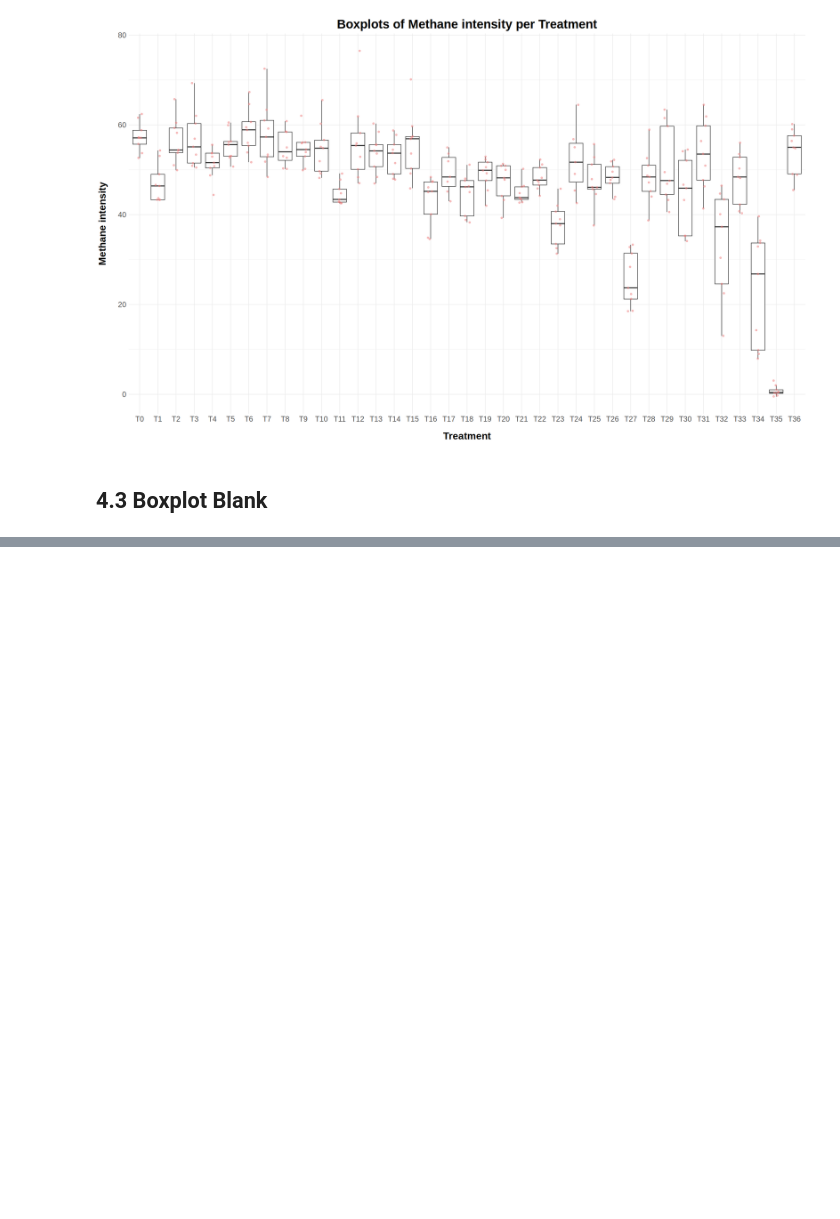
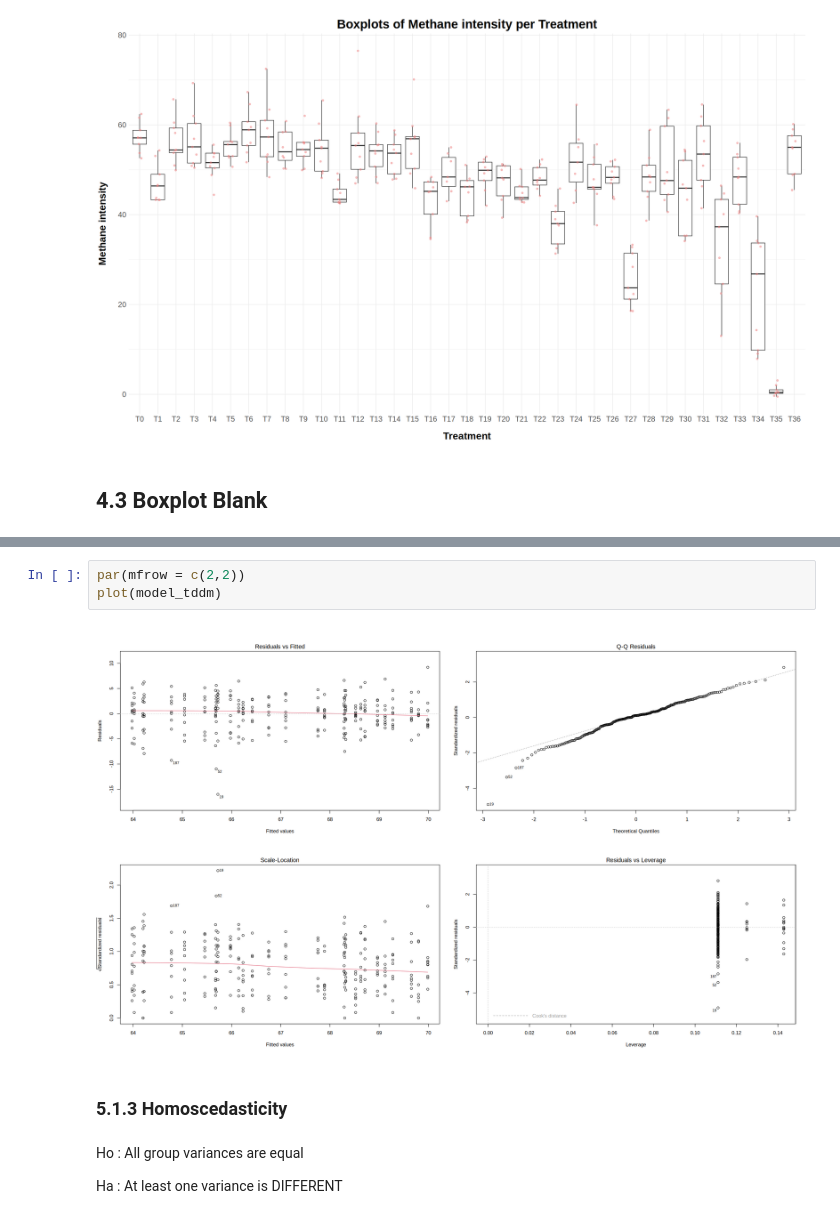
Before and after one commit to maurope/lmf, a Jupyter notebook: notebooks/2026/2026_09_11_R_bios_diets_anaylisis_for_alejandra.ipynb, the cells around one changed output, grey strips where cells are left out. Cells and saved outputs as stored; diff of their text form; blank space fills up the shorter version.

```diff
--- a/notebooks/2026/2026_09_11_R_bios_diets_anaylisis_for_alejandra.ipynb
+++ b/notebooks/2026/2026_09_11_R_bios_diets_anaylisis_for_alejandra.ipynb
@@ -150,0 +201,11 @@ Warning message:
+# %%
+par(mfrow = c(2,2))
+plot(model_tddm)
+# %% [output]
+[figure, added]
+# %% [markdown]
+### 5.1.3 Homoscedasticity
+# %% [markdown]
+Ho : All group variances are equal
+
+Ha : At least one variance is DIFFERENT
```
Also changed, not shown: parts of 53 cells of this notebook, 1 other file.
